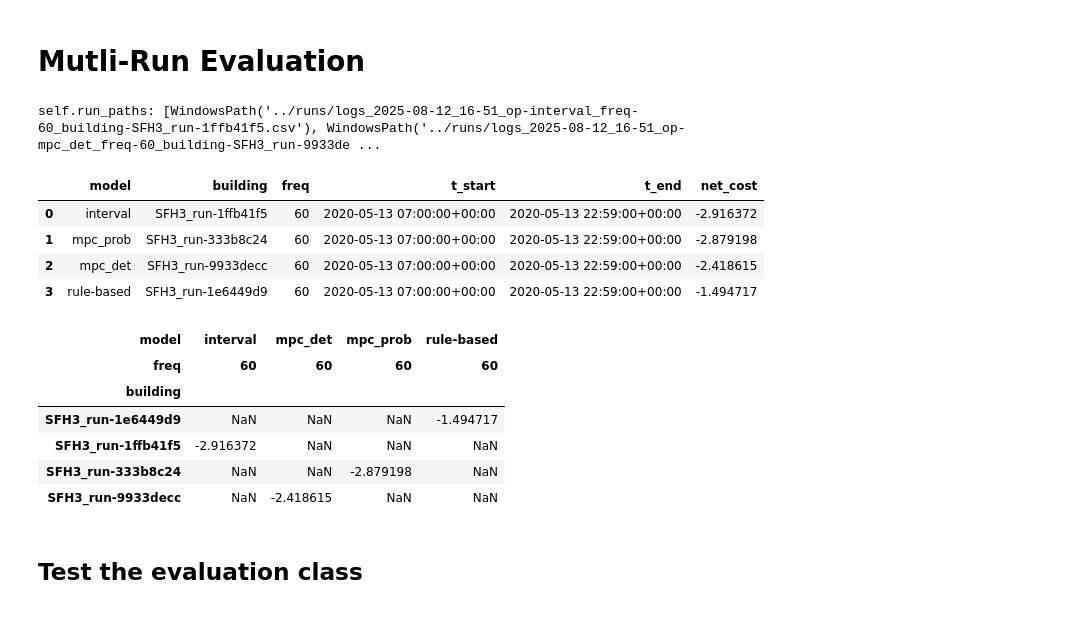
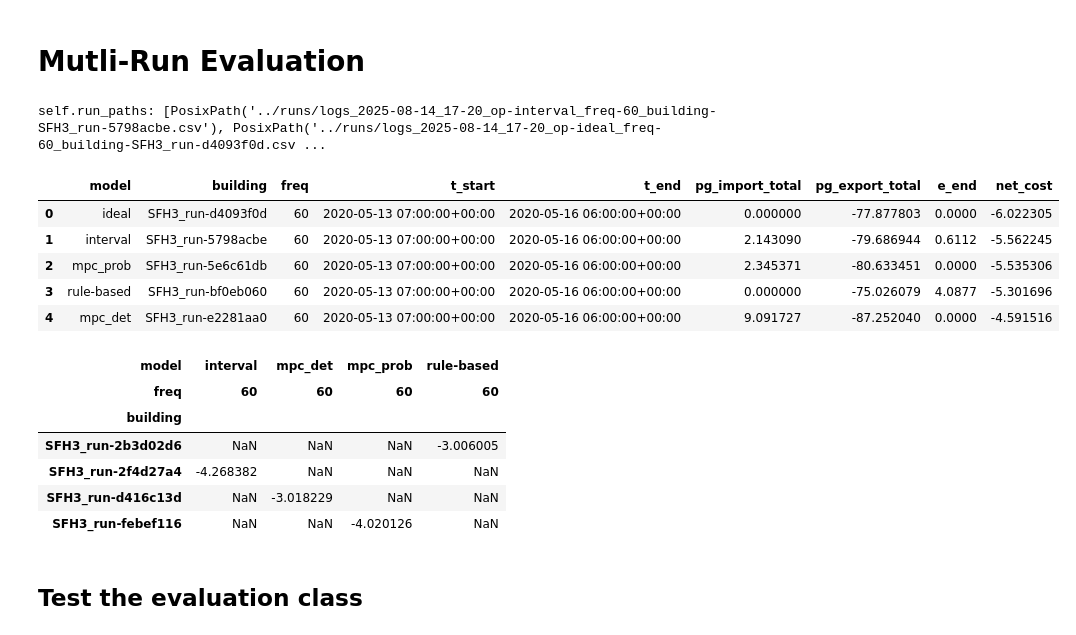
Before and after one commit to JaMoPinter/MPC-vs-RBC, a Jupyter notebook: 03_optimization/evaluation/evaluation.ipynb, the cells around one changed output. Cells and saved outputs as stored; diff of their text form; code cells hidden in the pictures.

Commit message:
Added soe_end, total import/export to evaluation.

```diff
--- a/03_optimization/evaluation/evaluation.ipynb
+++ b/03_optimization/evaluation/evaluation.ipynb
@@ -16,29 +16,32 @@ from evaluation.evaluator import Evaluator
 from evaluation.multi_run_evaluator import MultiRunEvaluator
 # %%
 #time_of_executions = ["2025-08-12_14-13", "2025-08-12_14-22", "2025-08-12_14-55", "2025-08-12_15-17", "2025-08-12_16-12"]
-#time_of_executions = ["2025-08-12_16-20"]
-time_of_executions = ["2025-08-12_16-51"]
+
+time_of_executions = ["2025-08-14_13-01", "2025-08-14_15-34"] # 3 days all models (ideal weird) => gt_freq=15min
+#time_of_executions = ["2025-08-14_15-59", "2025-08-14_16-04"] # 2 days all models (gt_freq=60min)
+time_of_executions = ["2025-08-14_17-20"] # 3 days all models gt_freq=60min
 csvs = [p for t in time_of_executions for p in Path("../runs").glob(f"logs_{t}*.csv")]
 
 mre = MultiRunEvaluator(run_paths=csvs)
 mre.leaderboard()
 # %% [output]
-self.run_paths: [WindowsPath('../runs/logs_2025-08-12_16-51_op-interval_freq-60_building-SFH3_run-1ffb41f5.csv'), WindowsPath('../runs/logs_2025-08-12_16-51_op-mpc_det_freq-60_building-SFH3_run-9933de ...
+self.run_paths: [PosixPath('../runs/logs_2025-08-14_17-20_op-interval_freq-60_building-SFH3_run-5798acbe.csv'), PosixPath('../runs/logs_2025-08-14_17-20_op-ideal_freq-60_building-SFH3_run-d4093f0d.csv ...
-|  | model | building | freq | t_start | t_end | net_cost |
-| 0 | interval | SFH3_run-1ffb41f5 | 60 | 2020-05-13 07:00:00+00:00 | 2020-05-13 22:59:00+00:00 | -2.916372 |
-| 1 | mpc_prob | SFH3_run-333b8c24 | 60 | 2020-05-13 07:00:00+00:00 | 2020-05-13 22:59:00+00:00 | -2.879198 |
-| 2 | mpc_det | SFH3_run-9933decc | 60 | 2020-05-13 07:00:00+00:00 | 2020-05-13 22:59:00+00:00 | -2.418615 |
-| 3 | rule-based | SFH3_run-1e6449d9 | 60 | 2020-05-13 07:00:00+00:00 | 2020-05-13 22:59:00+00:00 | -1.494717 |
+|  | model | building | freq | t_start | t_end | pg_import_total | pg_export_total | e_end | net_cost |
+| 0 | ideal | SFH3_run-d4093f0d | 60 | 2020-05-13 07:00:00+00:00 | 2020-05-16 06:00:00+00:00 | 0.000000 | -77.877803 | 0.0000 | -6.022305 |
+| 1 | interval | SFH3_run-5798acbe | 60 | 2020-05-13 07:00:00+00:00 | 2020-05-16 06:00:00+00:00 | 2.143090 | -79.686944 | 0.6112 | -5.562245 |
+| 2 | mpc_prob | SFH3_run-5e6c61db | 60 | 2020-05-13 07:00:00+00:00 | 2020-05-16 06:00:00+00:00 | 2.345371 | -80.633451 | 0.0000 | -5.535306 |
+| 3 | rule-based | SFH3_run-bf0eb060 | 60 | 2020-05-13 07:00:00+00:00 | 2020-05-16 06:00:00+00:00 | 0.000000 | -75.026079 | 4.0877 | -5.301696 |
+| 4 | mpc_det | SFH3_run-e2281aa0 | 60 | 2020-05-13 07:00:00+00:00 | 2020-05-16 06:00:00+00:00 | 9.091727 | -87.252040 | 0.0000 | -4.591516 |
 # %%
 mre.pivot()
 # %% [output]
 | model | interval | mpc_det | mpc_prob | rule-based |
 | freq | 60 | 60 | 60 | 60 |
 | building |  |  |  |  |
-| SFH3_run-1e6449d9 | NaN | NaN | NaN | -1.494717 |
-| SFH3_run-1ffb41f5 | -2.916372 | NaN | NaN | NaN |
-| SFH3_run-333b8c24 | NaN | NaN | -2.879198 | NaN |
-| SFH3_run-9933decc | NaN | -2.418615 | NaN | NaN |
+| SFH3_run-2b3d02d6 | NaN | NaN | NaN | -3.006005 |
+| SFH3_run-2f4d27a4 | -4.268382 | NaN | NaN | NaN |
+| SFH3_run-d416c13d | NaN | -3.018229 | NaN | NaN |
+| SFH3_run-febef116 | NaN | NaN | -4.020126 | NaN |
 # %% [markdown]
 ## Test the evaluation class
 # %%
```
Also changed, not shown: 2 other files.
